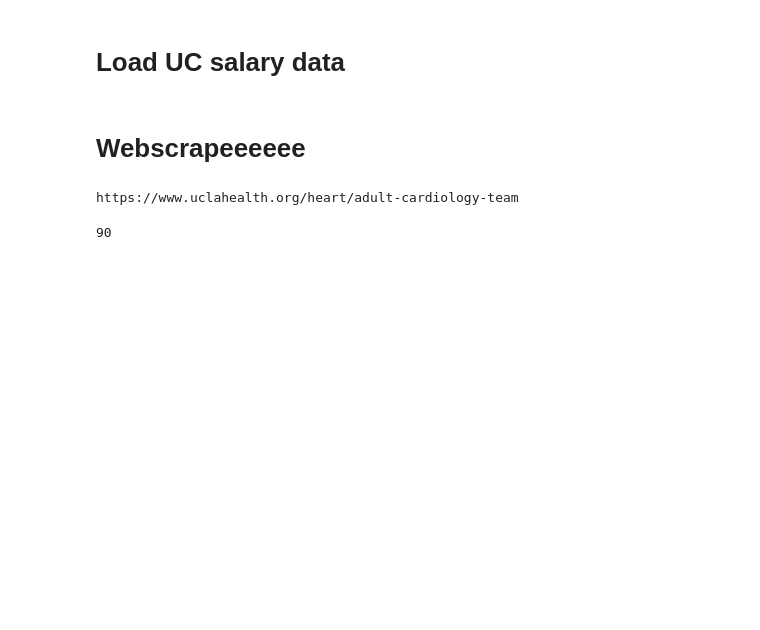
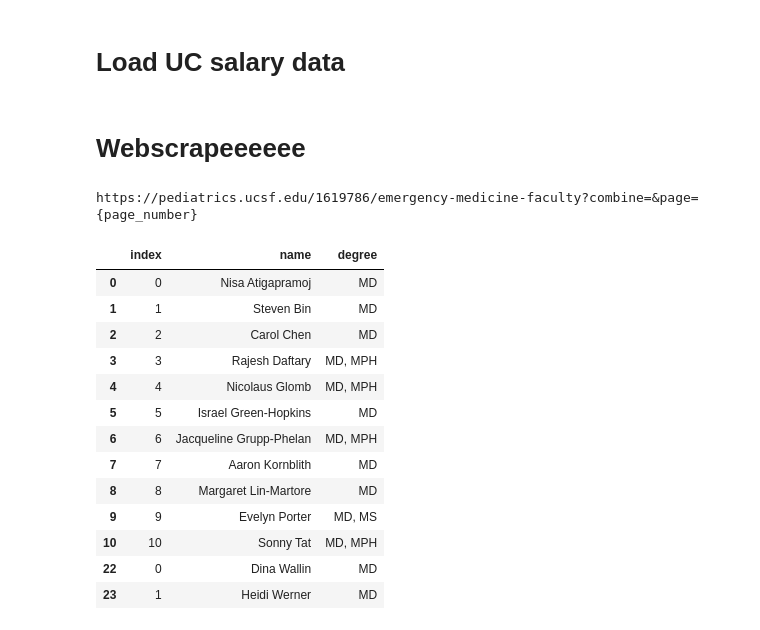
Before and after one commit to cole-khamnei/uc_physician_statistics, a Jupyter notebook: webscraping.ipynb, the cells around one changed output. Cells and saved outputs as stored; diff of their text form; code cells hidden in the pictures; blank space fills up the shorter version.

```diff
--- a/webscraping.ipynb
+++ b/webscraping.ipynb
@@ -30,17 +27,38 @@ physician_salary_data = tp.load_physician_salary_data()
 # %% [markdown]
 # Webscrapeeeeee
 # %%
-department = "cardiology"
-department_url = constants.UCLA_DEPARTMENT_URLS[department]
+department = "obgyn-MFM"
+department = "surgery-trauma"
+department = "pediatrics-EM"
+year = 2020
+site = "UCSF"
+
+
+# department_url = constants.UCLA_DEPARTMENT_URLS[department]
+department_url = constants.UCSF_DEPARTMENT_URLS[department]
 print(department_url)
 # %% [output]
-https://www.uclahealth.org/heart/adult-cardiology-team
+https://pediatrics.ucsf.edu/1619786/emergency-medicine-faculty?combine=&page={page_number}
 # %%
-provider_data = pf.get_providers(department_url)
+provider_data = pf.get_providers(department_url).drop_duplicates(["name"])
 provider_data.head()
 len(provider_data)
+provider_data
 # %% [output]
-90
+|  | index | name | degree |
+| 0 | 0 | Nisa Atigapramoj | MD |
+| 1 | 1 | Steven Bin | MD |
+| 2 | 2 | Carol Chen | MD |
+| 3 | 3 | Rajesh Daftary | MD, MPH |
+| 4 | 4 | Nicolaus Glomb | MD, MPH |
+| 5 | 5 | Israel Green-Hopkins | MD |
+| 6 | 6 | Jacqueline Grupp-Phelan | MD, MPH |
+| 7 | 7 | Aaron Kornblith | MD |
+| 8 | 8 | Margaret Lin-Martore | MD |
+| 9 | 9 | Evelyn Porter | MD, MS |
+| 10 | 10 | Sonny Tat | MD, MPH |
+| 22 | 0 | Dina Wallin | MD |
+| 23 | 1 | Heidi Werner | MD |
 # %%
 from thefuzz import fuzz
 from tqdm.notebook import tqdm
```
Also changed, not shown: parts of 5 cells of this notebook, 4 other files.
